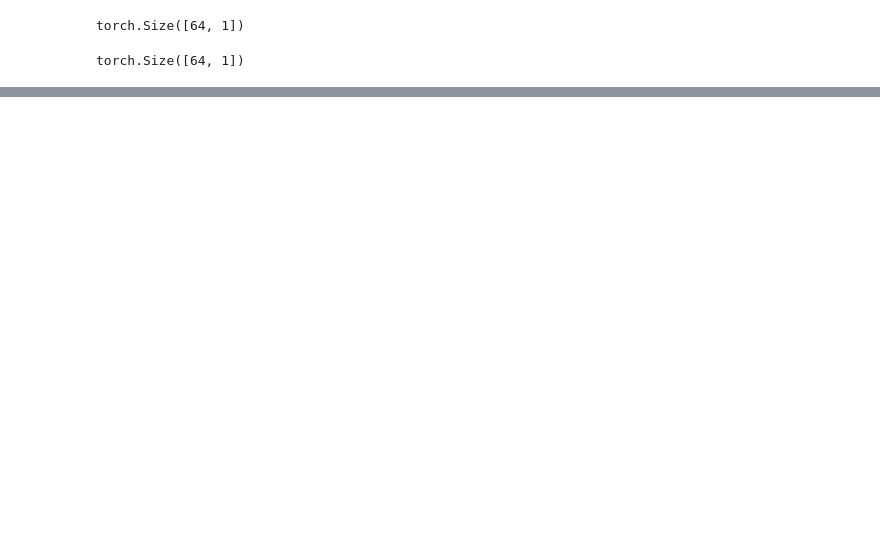
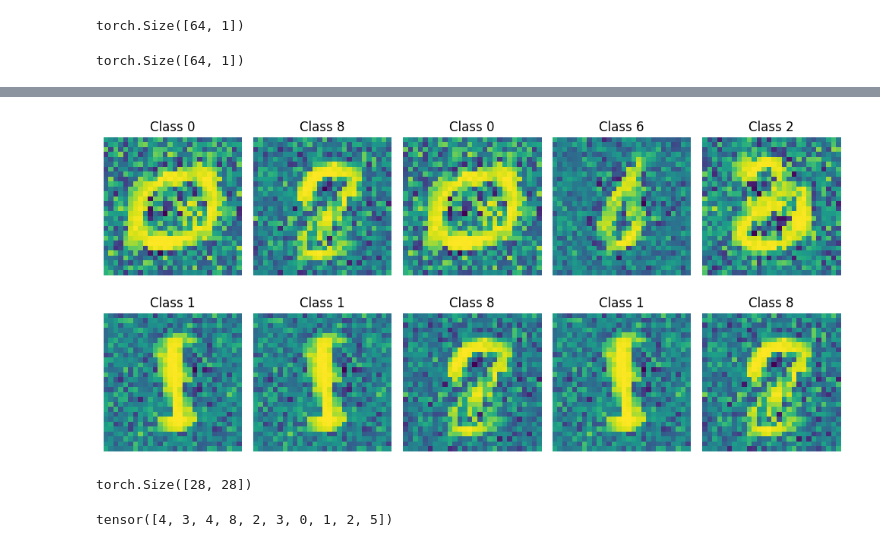
Before and after one commit to atikul-islam-sajib/GPCGAN, a Jupyter notebook: notebooks/ModelProtype.ipynb, the cells around one changed output, grey strips where cells are left out. Saved outputs shown, nothing was run; the diff lists cells and outputs as text; code cells hidden in the pictures; blank space fills up the shorter version.

Commit message:
notebook is updated with training code

```diff
--- a/notebooks/ModelProtype.ipynb
+++ b/notebooks/ModelProtype.ipynb
@@ -144,6 +122,7 @@ class Generator(nn.Module):
 
     def forward(self, x, labels):
         if x is not None:
+            labels = labels.long()
             labels = self.labels(labels)
             x = torch.cat([x, labels], dim=1)
             x = self.model(x)
@@ -265,0 +342,53 @@ torch.Size([64, 1])
+# %%
+label_names = [
+    "Class 0",
+    "Class 1",
+    "Class 2",
+    "Class 3",
+    "Class 4",
+    "Class 5",
+    "Class 6",
+    "Class 7",
+    "Class 8",
+    "Class 9",
+]
+# %%
+import matplotlib.pyplot as plt
+
+# Set the number of samples you want to generate
+num_samples = 10
+
+# Generate noise vectors
+fixed_noise = torch.randn(num_samples, latent_space)
+
+# Generate labels for conditional generation
+# Here, I'm generating random labels. You can specify labels if you want to generate specific images
+fixed_labels = torch.randint(0, num_labels, (num_samples,))  # Random labels
+
+# Generate images
+with torch.no_grad():  # We don't need to track gradients here
+    generator.eval()  # Set the generator to evaluation mode
+    fake_images = generator(fixed_noise, fixed_labels).detach().cpu()
+    generator.train()  # Set the generator back to train mode
+
+# Plot the fake images
+plt.figure(figsize=(10, 5))
+for i in range(num_samples):
+    plt.subplot(2, num_samples // 2, i + 1)
+    plt.imshow(fake_images[i].view(28,28))
+    plt.title(
+        label_names[fixed_labels[i]]
+    )  # Set the title to the corresponding label name
+    plt.axis("off")
+plt.tight_layout()
+plt.show()
+# %% [output]
+[figure, added]
+# %%
+fake_images[1][0].shape
+# %% [output]
+torch.Size([28, 28])
+# %%
+fixed_labels
+# %% [output]
+tensor([4, 3, 4, 8, 2, 3, 0, 1, 2, 5])
```
Also changed, not shown: parts of 7 cells of this notebook.
